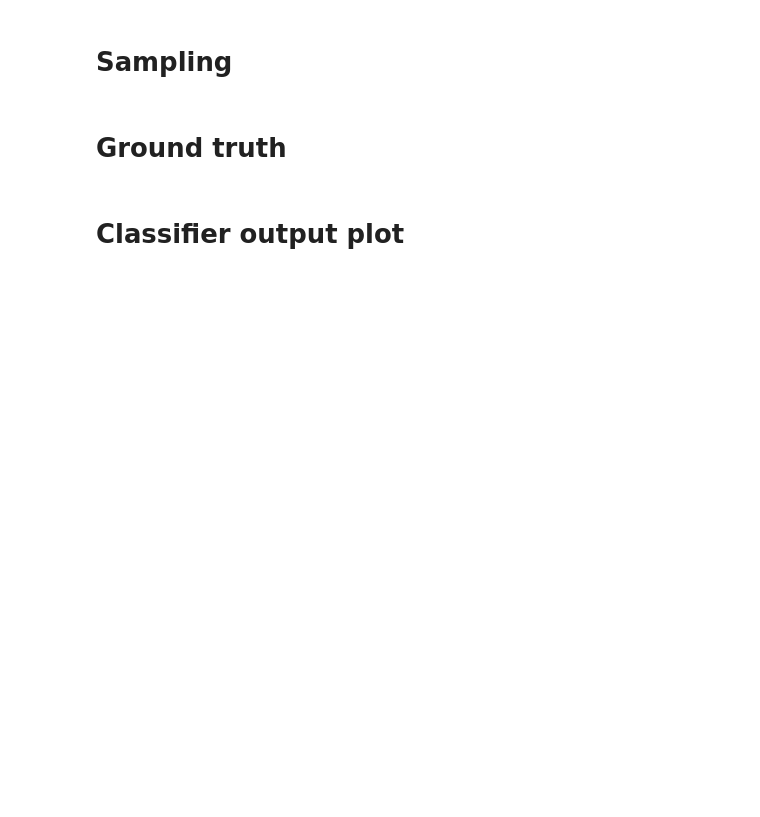
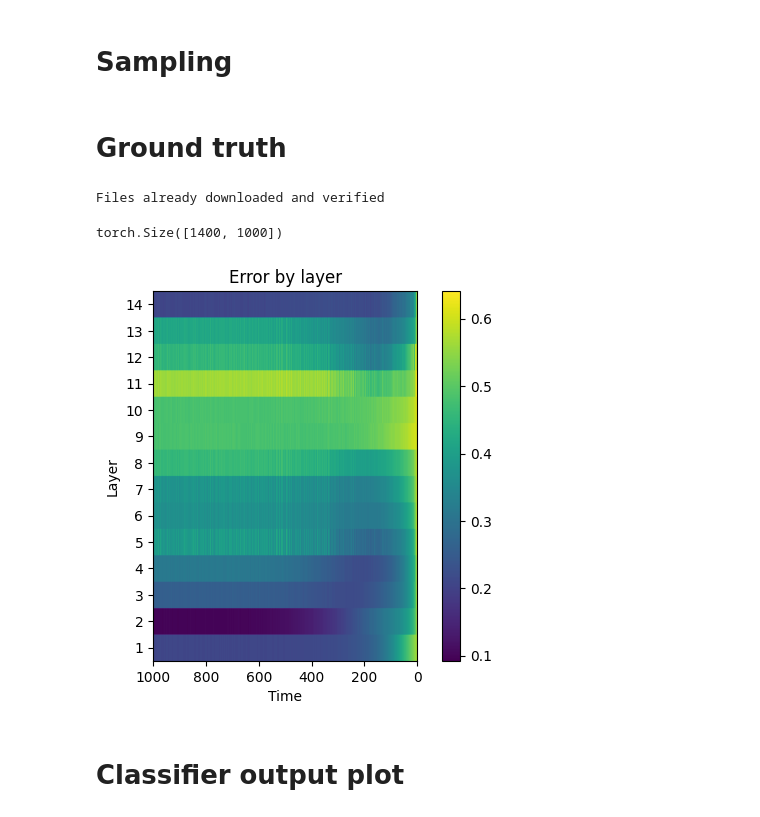
Before and after one commit to razvanmatisan/duodiff, a Jupyter notebook: demos/early_exit_visualization.ipynb, the cells around one changed output. Drawn from its saved outputs; the diff is of its cells as text; code cells hidden in the pictures; blank space fills up the shorter version.

```diff
--- a/demos/early_exit_visualization.ipynb
+++ b/demos/early_exit_visualization.ipynb
@@ -92,7 +90,7 @@ results_by_threshold = {
 from datasets import get_cifar10_dataloader
 
 dl = get_cifar10_dataloader(batch_size=bs, seed=0)
-num_batches = 5
+num_batches = 1
 actual_error_per_timestep = torch.zeros(1000, 14, device=device)
 
 for batch_id, batch in zip(range(num_batches), dl):
@@ -122,39 +120,41 @@ for batch_id, batch in zip(range(num_batches), dl):
         actual_error_per_timestep[t, :] += actual_error
 
 actual_error_per_timestep /= num_batches
+# %% [output]
+Files already downloaded and verified
 # %%
-from pathlib import Path
 import matplotlib.pyplot as plt
 import numpy as np
 
 # Make the time be in the "x-axis"
 matrix = actual_error_per_timestep.T.cpu()
 # Make time go from T to 0 and
 # make the first layer be down, and the last layer up
 matrix = matrix.flip(dims=(0, 1))
 # Since the dimensions are (14, 1000), we will repeat each row 100 times
 matrix = matrix.repeat_interleave(repeats=100, dim=0)
 print(matrix.shape)
 
 plt.title("Error by layer")
 plt.imshow(matrix)
 
 plt.xlabel("Time")
 plt.xticks(
     ticks=np.arange(0, 1001, 200),
     labels=np.arange(1000, -1, -200),
 )
 
 plt.ylabel("Layer")
 plt.yticks(
     ticks=np.arange(100, 1401, 100) - 50,
     labels=np.arange(14, 0, -1),
 )
 
 plt.colorbar()
-path = Path(f"images/{checkpoint_entry_name}/errors.svg")
-path.parent.mkdir(parents=True, exist_ok=True)
-plt.savefig(path)
+plt.show()
+# %% [output]
+torch.Size([1400, 1000])
+[figure, added]
 # %% [markdown]
 # Classifier output plot
 # %%
```
Also changed, not shown: parts of 5 cells of this notebook.
